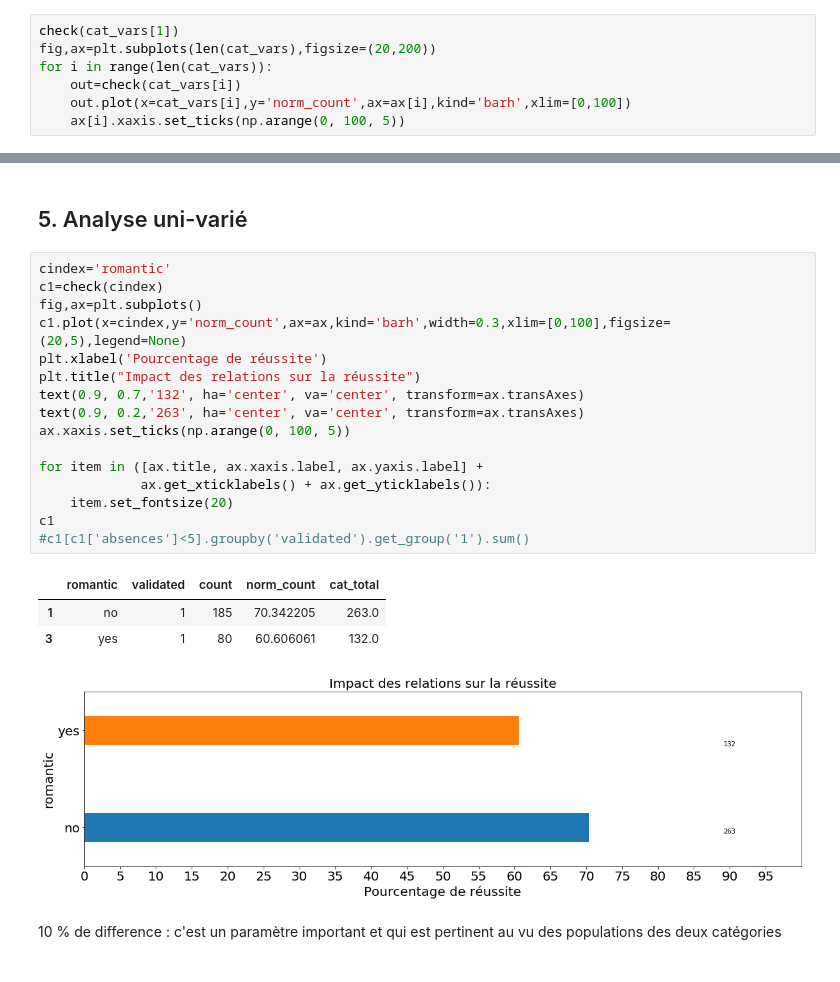
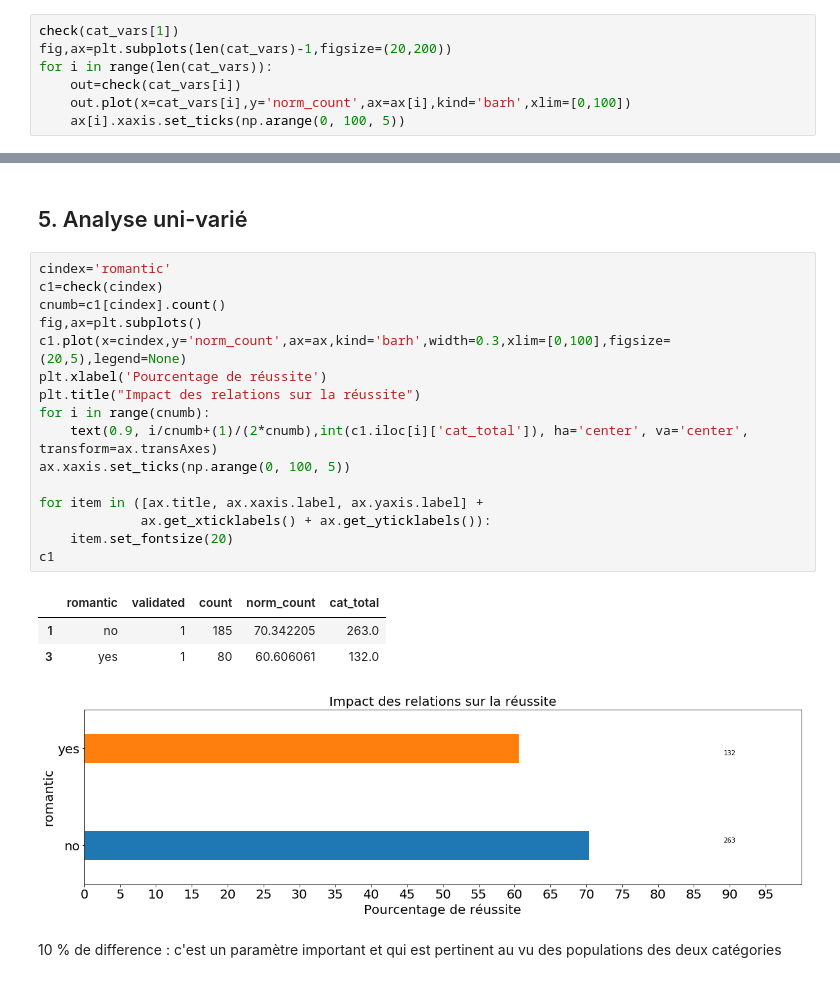
Before and after one commit to ComeMS/Cours-Data-Science, a Jupyter notebook: mini_projet_Les_Ecoles.ipynb, the cells around one changed output, grey strips where cells are left out. Cells and saved outputs as stored; diff of their text form.

```diff
--- a/mini_projet_Les_Ecoles.ipynb
+++ b/mini_projet_Les_Ecoles.ipynb
@@ -105,7 +114,7 @@ check('school')
 | 3 | MS | 1 | 29 | 63.043478 | 46.0 |
 # %%
 check(cat_vars[1])
-fig,ax=plt.subplots(len(cat_vars),figsize=(20,200))
+fig,ax=plt.subplots(len(cat_vars)-1,figsize=(20,200))
 for i in range(len(cat_vars)):
     out=check(cat_vars[i])
     out.plot(x=cat_vars[i],y='norm_count',ax=ax[i],kind='barh',xlim=[0,100])
@@ -118,24 +130,24 @@ ValueError: cannot insert validated, already exists
 # %%
 cindex='romantic'
 c1=check(cindex)
+cnumb=c1[cindex].count()
 fig,ax=plt.subplots()
 c1.plot(x=cindex,y='norm_count',ax=ax,kind='barh',width=0.3,xlim=[0,100],figsize=(20,5),legend=None)
 plt.xlabel('Pourcentage de réussite')
 plt.title("Impact des relations sur la réussite")
-text(0.9, 0.7,'132', ha='center', va='center', transform=ax.transAxes)
-text(0.9, 0.2,'263', ha='center', va='center', transform=ax.transAxes)
+for i in range(cnumb):
+    text(0.9, i/cnumb+(1)/(2*cnumb),int(c1.iloc[i]['cat_total']), ha='center', va='center', transform=ax.transAxes)
 ax.xaxis.set_ticks(np.arange(0, 100, 5))
 
 for item in ([ax.title, ax.xaxis.label, ax.yaxis.label] +
              ax.get_xticklabels() + ax.get_yticklabels()):
     item.set_fontsize(20)
 c1
-#c1[c1['absences']<5].groupby('validated').get_group('1').sum()
 # %% [output]
 |  | romantic | validated | count | norm_count | cat_total |
 | 1 | no | 1 | 185 | 70.342205 | 263.0 |
 | 3 | yes | 1 | 80 | 60.606061 | 132.0 |
-[figure, old version]
+[figure, new version]
 # %% [markdown]
 10 % de difference : c'est un paramètre important et qui est pertinent au vu des populations des deux catégories
 # %%
```
Also changed, not shown: parts of 12 cells of this notebook.
